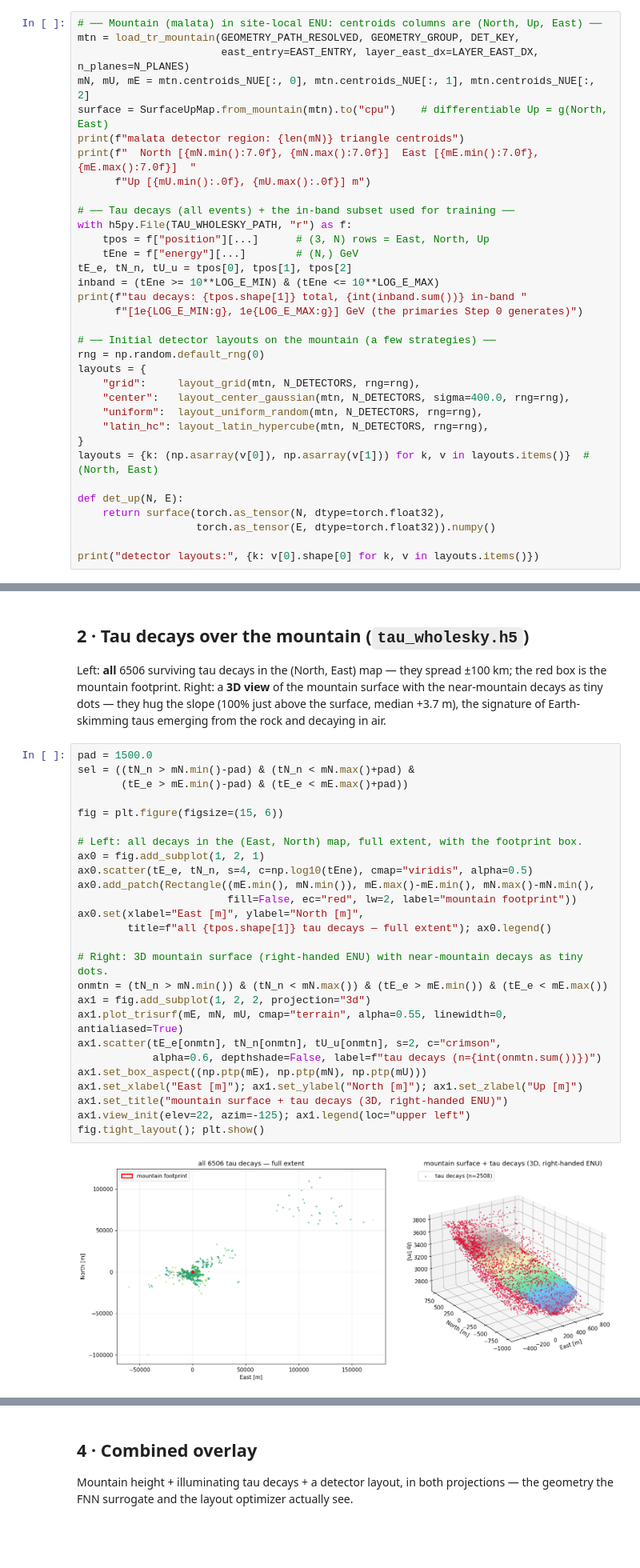
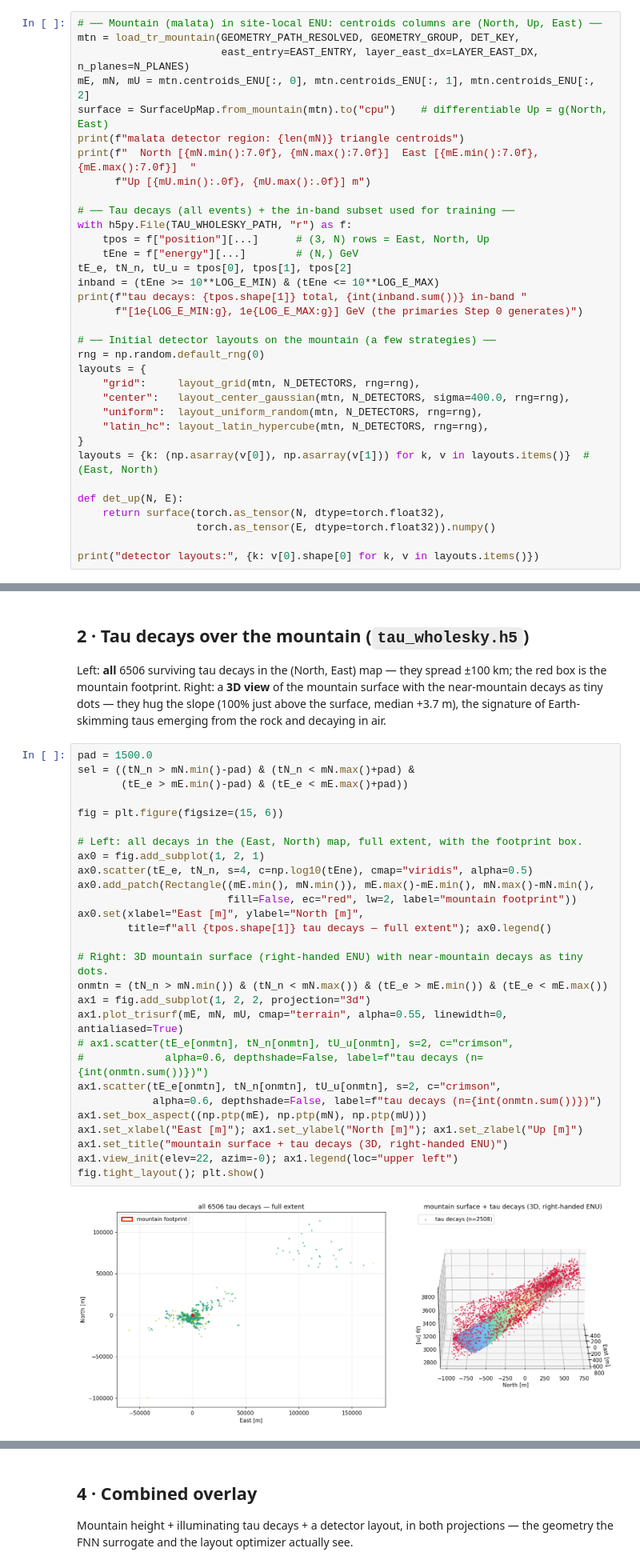
Before and after one commit to JayAgarwal25/TamboOpt-J, a Jupyter notebook: detector_optimization_v6/notebooks/malata_tau_geometry.ipynb, the cells around one changed output, grey strips where cells are left out. Shown at 80% size. Drawn from its saved outputs; the diff is of its cells as text; blank space fills up the shorter version.

```diff
--- a/detector_optimization_v6/notebooks/malata_tau_geometry.ipynb
+++ b/detector_optimization_v6/notebooks/malata_tau_geometry.ipynb
@@ -74,7 +75,7 @@ taus : tau_wholesky.h5
 # ── Mountain (malata) in site-local ENU: centroids columns are (North, Up, East) ──
 mtn = load_tr_mountain(GEOMETRY_PATH_RESOLVED, GEOMETRY_GROUP, DET_KEY,
                        east_entry=EAST_ENTRY, layer_east_dx=LAYER_EAST_DX, n_planes=N_PLANES)
-mN, mU, mE = mtn.centroids_NUE[:, 0], mtn.centroids_NUE[:, 1], mtn.centroids_NUE[:, 2]
+mE, mN, mU = mtn.centroids_ENU[:, 0], mtn.centroids_ENU[:, 1], mtn.centroids_ENU[:, 2]
 surface = SurfaceUpMap.from_mountain(mtn).to("cpu")    # differentiable Up = g(North, East)
 print(f"malata detector region: {len(mN)} triangle centroids")
 print(f"  North [{mN.min():7.0f}, {mN.max():7.0f}]  East [{mE.min():7.0f}, {mE.max():7.0f}]  "
@@ -97,7 +98,7 @@ layouts = {
     "uniform":  layout_uniform_random(mtn, N_DETECTORS, rng=rng),
     "latin_hc": layout_latin_hypercube(mtn, N_DETECTORS, rng=rng),
 }
-layouts = {k: (np.asarray(v[0]), np.asarray(v[1])) for k, v in layouts.items()}  # (North, East)
+layouts = {k: (np.asarray(v[0]), np.asarray(v[1])) for k, v in layouts.items()}  # (East, North)
 
 def det_up(N, E):
     return surface(torch.as_tensor(N, dtype=torch.float32),
@@ -179,31 +180,33 @@ Left: **all** 6506 surviving tau decays in the (North, East) map — they spread
 # %%
 pad = 1500.0
 sel = ((tN_n > mN.min()-pad) & (tN_n < mN.max()+pad) &
        (tE_e > mE.min()-pad) & (tE_e < mE.max()+pad))
 
 fig = plt.figure(figsize=(15, 6))
 
 # Left: all decays in the (East, North) map, full extent, with the footprint box.
 ax0 = fig.add_subplot(1, 2, 1)
 ax0.scatter(tE_e, tN_n, s=4, c=np.log10(tEne), cmap="viridis", alpha=0.5)
 ax0.add_patch(Rectangle((mE.min(), mN.min()), mE.max()-mE.min(), mN.max()-mN.min(),
                         fill=False, ec="red", lw=2, label="mountain footprint"))
 ax0.set(xlabel="East [m]", ylabel="North [m]",
         title=f"all {tpos.shape[1]} tau decays — full extent"); ax0.legend()
 
 # Right: 3D mountain surface (right-handed ENU) with near-mountain decays as tiny dots.
 onmtn = (tN_n > mN.min()) & (tN_n < mN.max()) & (tE_e > mE.min()) & (tE_e < mE.max())
 ax1 = fig.add_subplot(1, 2, 2, projection="3d")
 ax1.plot_trisurf(mE, mN, mU, cmap="terrain", alpha=0.55, linewidth=0, antialiased=True)
+# ax1.scatter(tE_e[onmtn], tN_n[onmtn], tU_u[onmtn], s=2, c="crimson",
+#             alpha=0.6, depthshade=False, label=f"tau decays (n={int(onmtn.sum())})")
 ax1.scatter(tE_e[onmtn], tN_n[onmtn], tU_u[onmtn], s=2, c="crimson",
             alpha=0.6, depthshade=False, label=f"tau decays (n={int(onmtn.sum())})")
 ax1.set_box_aspect((np.ptp(mE), np.ptp(mN), np.ptp(mU)))
 ax1.set_xlabel("East [m]"); ax1.set_ylabel("North [m]"); ax1.set_zlabel("Up [m]")
 ax1.set_title("mountain surface + tau decays (3D, right-handed ENU)")
-ax1.view_init(elev=22, azim=-125); ax1.legend(loc="upper left")
+ax1.view_init(elev=22, azim=-0); ax1.legend(loc="upper left")
 fig.tight_layout(); plt.show()
 # %% [output]
-[figure, old version]
+[figure, new version]
 # %% [markdown]
 ## 2b · Tau arrival directions (vector field)
 
```
Also changed, not shown: parts of 14 cells of this notebook, 14 other files.
